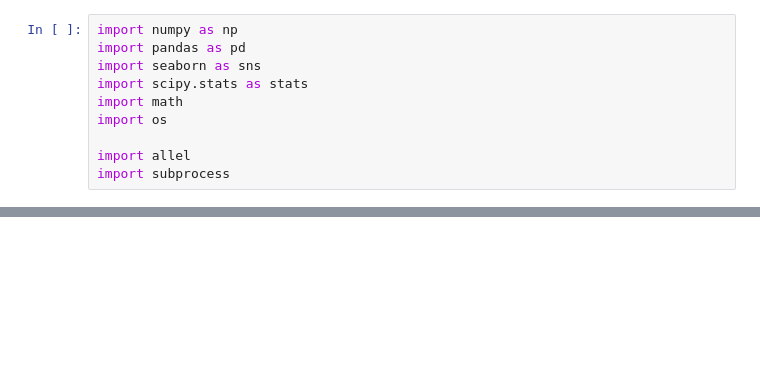
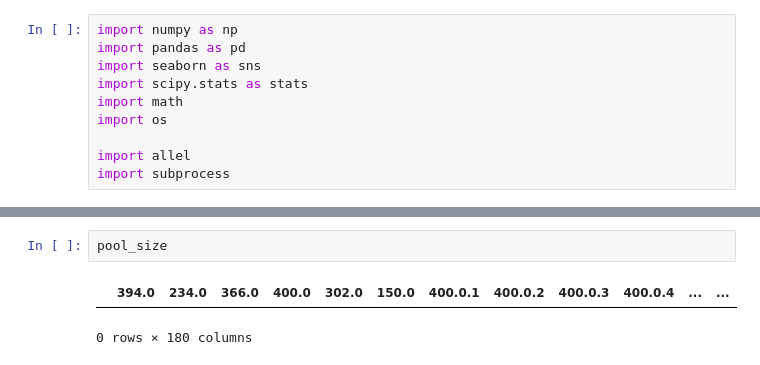
Before and after one commit to Tatianabellagio/slim_grenenet, a Jupyter notebook: baypass/gen_baypass_input.ipynb, the cells around one changed output, grey strips where cells are left out. Saved outputs shown, nothing was run; the diff lists cells and outputs as text; blank space fills up the shorter version.

```diff
--- a/baypass/gen_baypass_input.ipynb
+++ b/baypass/gen_baypass_input.ipynb
@@ -68,0 +129,5 @@ pd.DataFrame(pool_size).T.to_csv('baypass/pool_size_slim', header=None, sep = '
+# %%
+pool_size
+# %% [output]
+|  | 394.0 | 234.0 | 366.0 | 400.0 | 302.0 | 150.0 | 400.0.1 | 400.0.2 | 400.0.3 | 400.0.4 | ... | ... |
+0 rows × 180 columns
```
Also changed, not shown: parts of 35 cells of this notebook, 22 other files.
